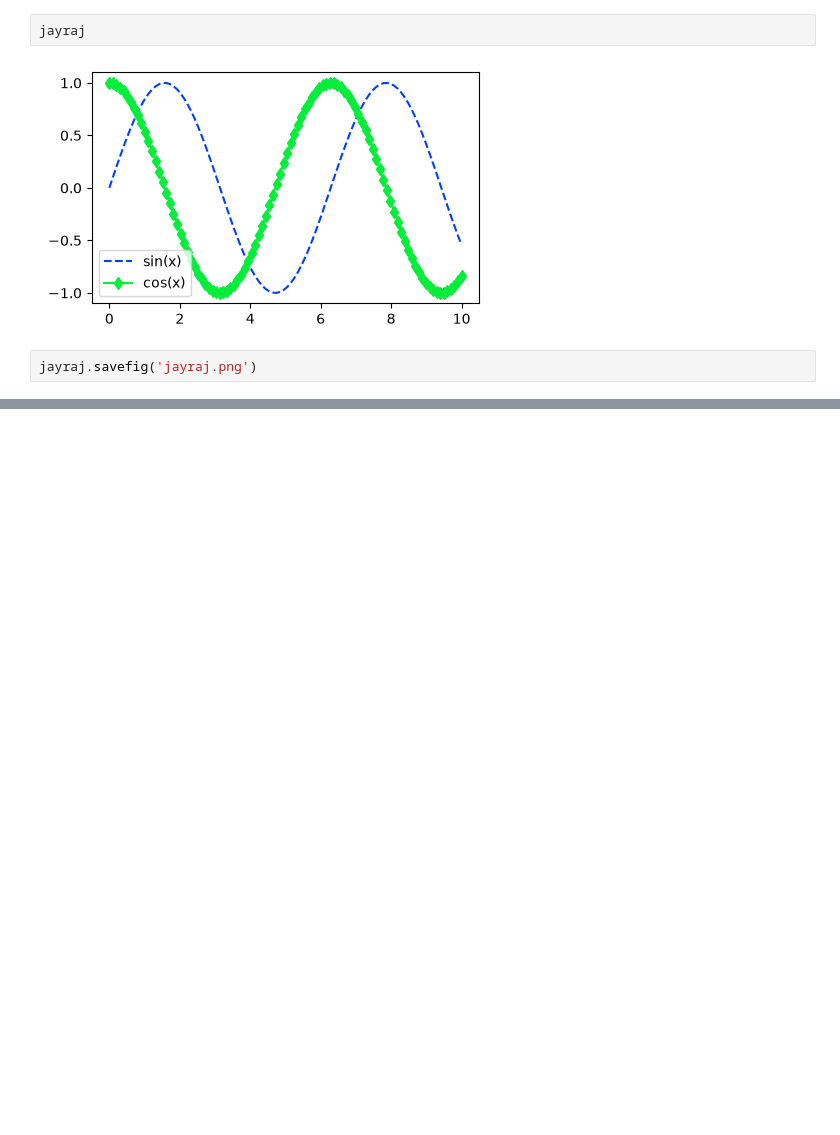
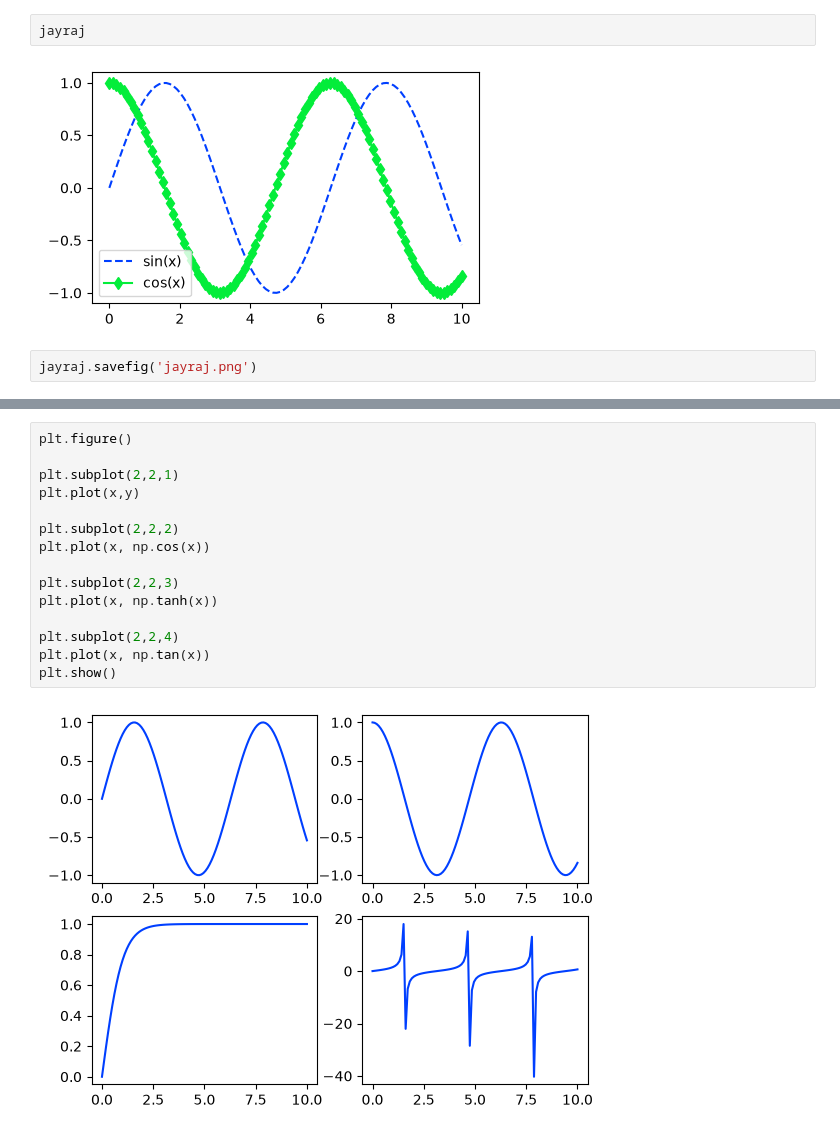
Before and after one commit to jayrajdabhi/matplotlib, a Jupyter notebook: mlp.ipynb, the cells around one changed output, grey strips where cells are left out. Drawn from its saved outputs; the diff is of its cells as text; blank space fills up the shorter version.

```diff
--- a/mlp.ipynb
+++ b/mlp.ipynb
@@ -53,0 +66,17 @@ jayraj.savefig('jayraj.png')
+# %%
+plt.figure()
+
+plt.subplot(2,2,1)
+plt.plot(x,y)
+
+plt.subplot(2,2,2)
+plt.plot(x, np.cos(x))
+
+plt.subplot(2,2,3)
+plt.plot(x, np.tanh(x))
+
+plt.subplot(2,2,4)
+plt.plot(x, np.tan(x))
+plt.show()
+# %% [output]
+[figure, added]
```
Also changed, not shown: parts of 3 cells of this notebook.
